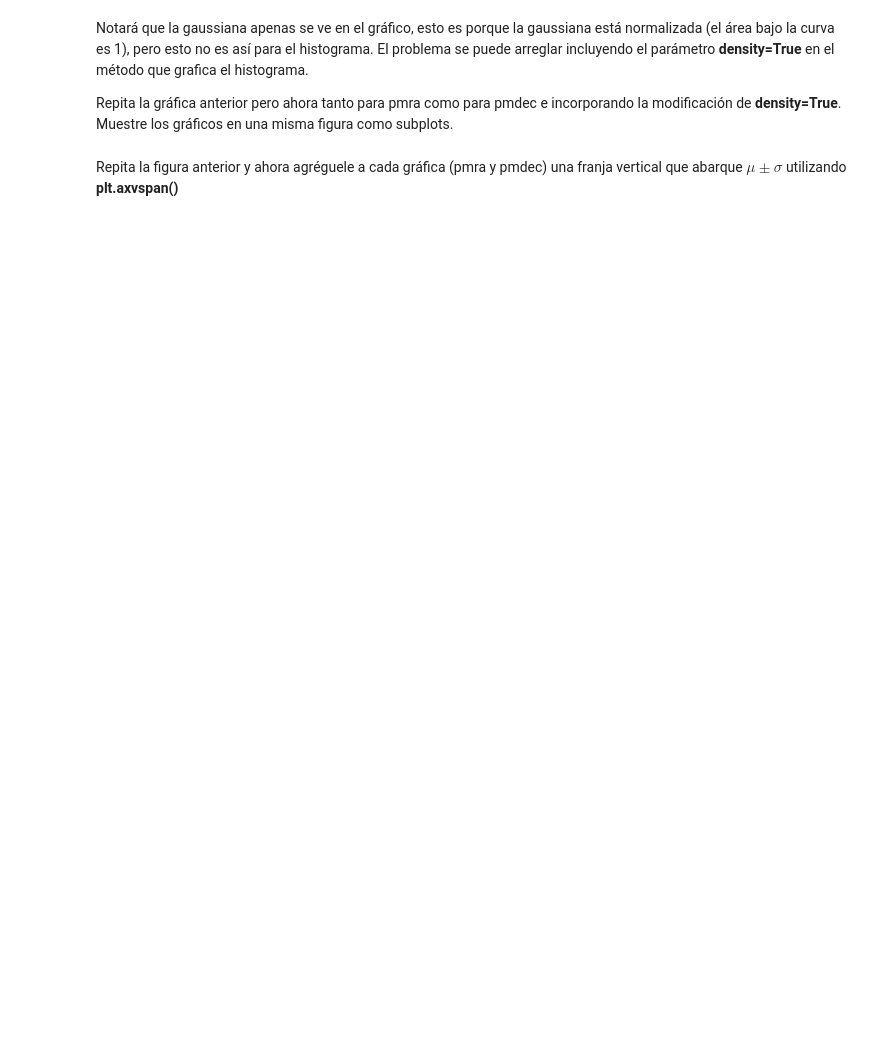
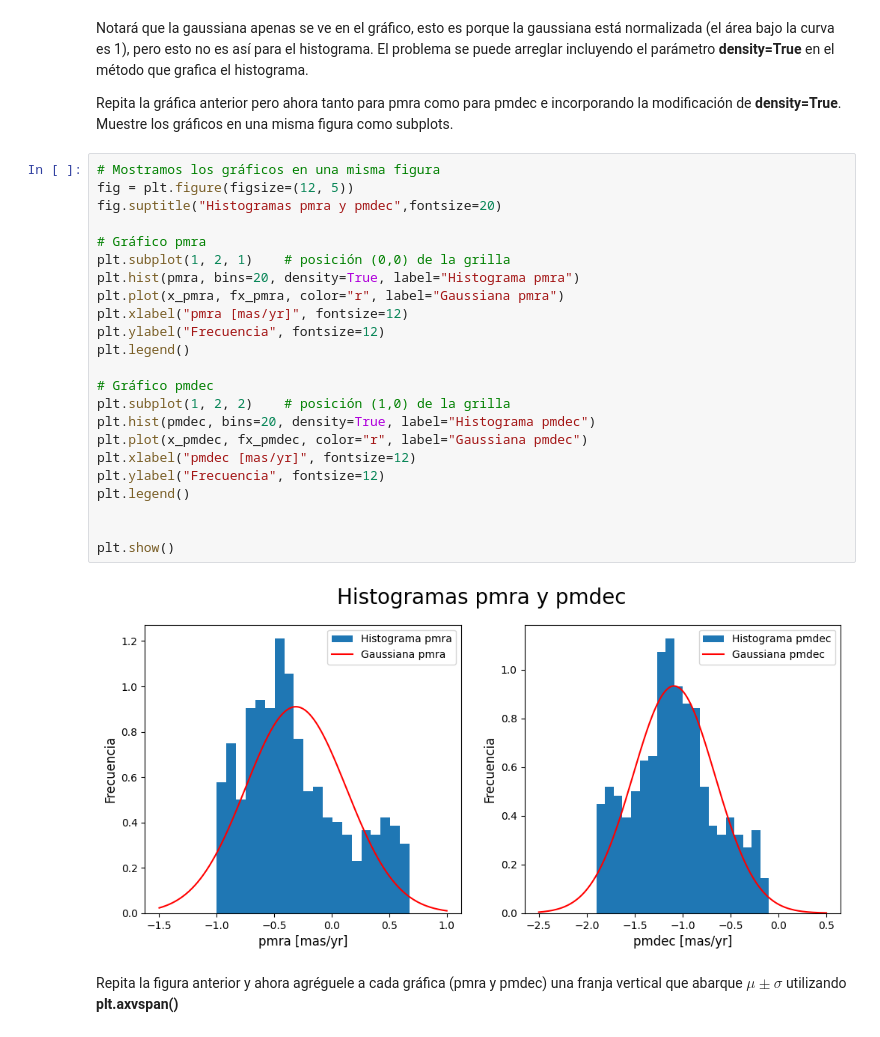
Before and after one commit to Vlxn761/Tarea-2, a Jupyter notebook: Tarea2.ipynb, the cells around one changed output. Cells and saved outputs as stored; diff of their text form; blank space fills up the shorter version.

```diff
--- a/Tarea2.ipynb
+++ b/Tarea2.ipynb
@@ -140,5 +157,30 @@ Grafique con matplotlib un hitograma (busque qué método de matplotlib sirve) d
 Notará que la gaussiana apenas se ve en el gráfico, esto es porque la gaussiana está normalizada (el área bajo la curva es 1), pero esto no es así para el histograma. El problema se puede arreglar incluyendo el parámetro **density=True** en el método que grafica el histograma.
 
 Repita la gráfica anterior pero ahora tanto para pmra como para pmdec e incorporando la modificación de **density=True**. Muestre los gráficos en una misma figura como subplots.
+# %%
+# Mostramos los gráficos en una misma figura
+fig = plt.figure(figsize=(12, 5))
+fig.suptitle("Histogramas pmra y pmdec",fontsize=20)
+
+# Gráfico pmra
+plt.subplot(1, 2, 1)    # posición (0,0) de la grilla
+plt.hist(pmra, bins=20, density=True, label="Histograma pmra")
+plt.plot(x_pmra, fx_pmra, color="r", label="Gaussiana pmra")
+plt.xlabel("pmra [mas/yr]", fontsize=12)
+plt.ylabel("Frecuencia", fontsize=12)
+plt.legend()
+
+# Gráfico pmdec
+plt.subplot(1, 2, 2)    # posición (1,0) de la grilla
+plt.hist(pmdec, bins=20, density=True, label="Histograma pmdec")
+plt.plot(x_pmdec, fx_pmdec, color="r", label="Gaussiana pmdec")
+plt.xlabel("pmdec [mas/yr]", fontsize=12)
+plt.ylabel("Frecuencia", fontsize=12)
+plt.legend()
+
+
+plt.show()
+# %% [output]
+[figure, added]
 # %% [markdown]
 Repita la figura anterior y ahora agréguele a cada gráfica (pmra y pmdec) una franja vertical que abarque $\mu \pm \sigma$ utilizando **plt.axvspan()**
```
Also changed, not shown: parts of 7 cells of this notebook.
